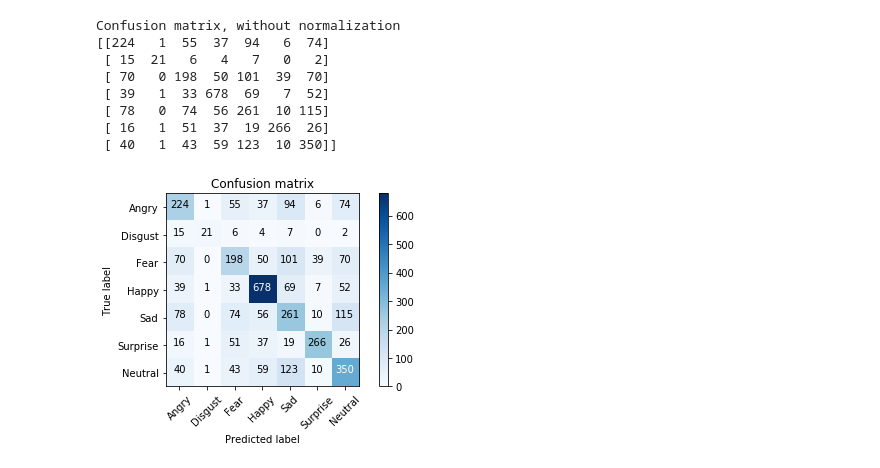
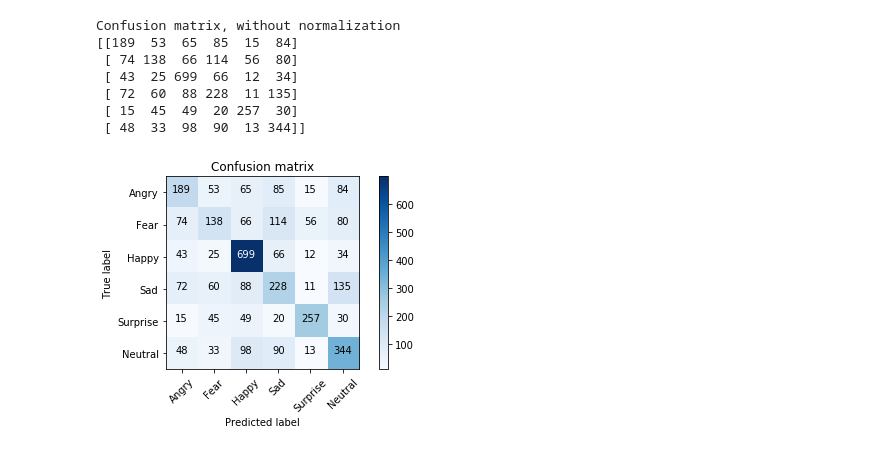
Before and after one commit to mateusz-lamecki/facial-expression-recognizer, a Jupyter notebook: Train.ipynb, the cells around one changed output. Saved outputs shown, nothing was run; the diff lists cells and outputs as text; code cells hidden in the pictures.

Commit message:
Retrain the model

```diff
--- a/Train.ipynb
+++ b/Train.ipynb
@@ -12,7 +13,8 @@ from utils import plot_confusion_matrix
 # %%
 tf.logging.set_verbosity(tf.logging.ERROR)
 # %%
-data = pd.read_csv('fer2013/fer2013.csv')
+data_all = pd.read_csv('fer2013/fer2013.csv')
+data = data_all[data_all['emotion'] != 1]
 label_binarizer = LabelBinarizer().fit(data['emotion'])
 # %%
 def preprocess(data, usage='Training'):
@@ -21,7 +23,8 @@ def preprocess(data, usage='Training'):
     df_subset = groups.get_group(usage)
 
     imread = lambda x: np.fromstring(x, np.uint8, sep=' ')
-    images = np.array([imread(x).reshape(*IM_SIZE,1) for x in df_subset['pixels']])
+    images = np.array([imread(x).reshape(*common.IM_SIZE,1)
+                       for x in df_subset['pixels']])
     images = images / float(images.max())
 
     y_bin = label_binarizer.transform(df_subset['emotion'])
@@ -30,20 +33,23 @@ def preprocess(data, usage='Training'):
 data_train = preprocess(data, 'Training')
 data_test = preprocess(data, 'PrivateTest')
 # %%
+im_size = common.IM_SIZE
+
 model = tf.keras.Sequential([
-    layers.Conv2D(64, kernel_size=5, padding='same', input_shape=(48, 48, 1), activation='relu'),
-    layers.Conv2D(32, kernel_size=5, padding='same', input_shape=(48, 48, 1), activation='relu'),
+    layers.Conv2D(64, kernel_size=3, padding='same', input_shape=(48, 48, 1), activation='relu'),
+    layers.Conv2D(32, kernel_size=3, padding='same', input_shape=(48, 48, 1), activation='relu'),
     layers.MaxPooling2D(pool_size=(2,2), strides=(2,2)),
-    layers.Conv2D(32, kernel_size=3, padding='same', input_shape=(*IM_SIZE, 1), activation='relu'),
-    layers.Conv2D(32, kernel_size=3, padding='same', input_shape=(*IM_SIZE, 1), activation='relu'),
+    layers.Conv2D(32, kernel_size=2, padding='same', input_shape=(*im_size, 1), activation='relu'),
+    layers.Conv2D(32, kernel_size=2, padding='same', input_shape=(*im_size, 1), activation='relu'),
+    layers.MaxPooling2D(pool_size=(2,2), strides=(2,2)),
     layers.Flatten(),
     layers.Dense(256, activation='relu'),
     layers.Dropout(0.5),
-    layers.Dense(N_LABELS, activation='softmax')])
+    layers.Dense(len(common.LABELS), activation='softmax')])
 
-model.compile(optimizer=optimizers.Adam(3e-4),
+model.compile(optimizer=optimizers.Adam(9e-5),
               loss='categorical_crossentropy',
               metrics=['accuracy'])
 # %%
-model.fit(data_train[0], data_train[1], epochs=10, batch_size=64, validation_data=data_test)
+history = model.fit(data_train[0], data_train[1], epochs=15, batch_size=64, validation_data=data_test)
 # %% [output]
@@ -75,15 +99,14 @@ Test accuracy: 0.556701
 y_hat = model.predict(data_test[0]).argmax(axis=1)
 conf_matrix = confusion_matrix(data_test[1].argmax(axis=1), y_hat)
 # %%
-plot_confusion_matrix(conf_matrix, LABELS, normalize=0)
+plot_confusion_matrix(conf_matrix, common.LABELS, normalize=0)
 # %% [output]
 Confusion matrix, without normalization
-[[224   1  55  37  94   6  74]
- [ 15  21   6   4   7   0   2]
- [ 70   0 198  50 101  39  70]
- [ 39   1  33 678  69   7  52]
- [ 78   0  74  56 261  10 115]
- [ 16   1  51  37  19 266  26]
- [ 40   1  43  59 123  10 350]]
+[[189  53  65  85  15  84]
+ [ 74 138  66 114  56  80]
+ [ 43  25 699  66  12  34]
+ [ 72  60  88 228  11 135]
+ [ 15  45  49  20 257  30]
+ [ 48  33  98  90  13 344]]
-[figure, old version]
+[figure, new version]
 # %%
```
Also changed, not shown: parts of 5 cells of this notebook.
